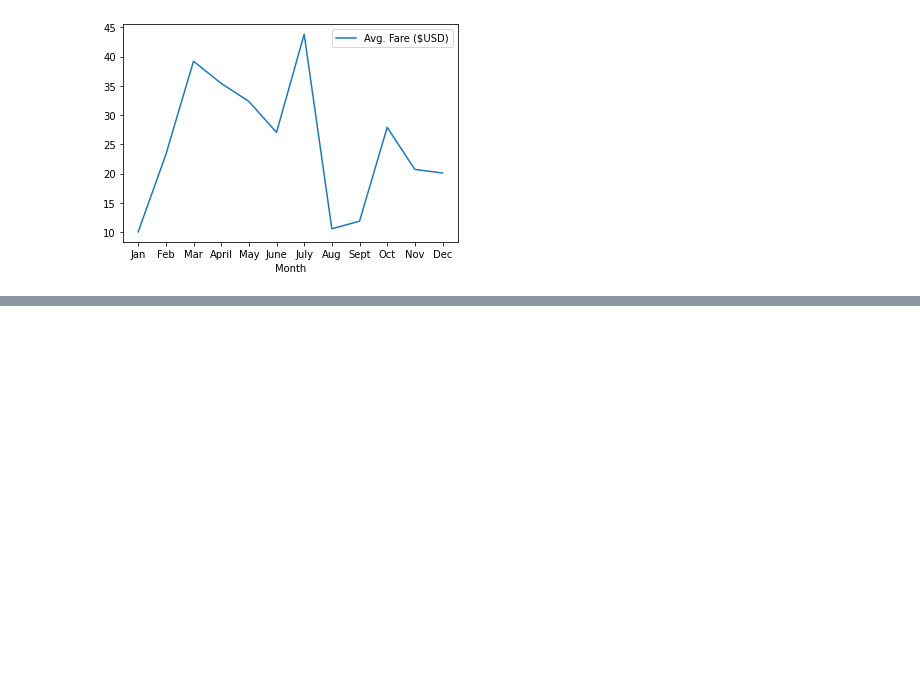
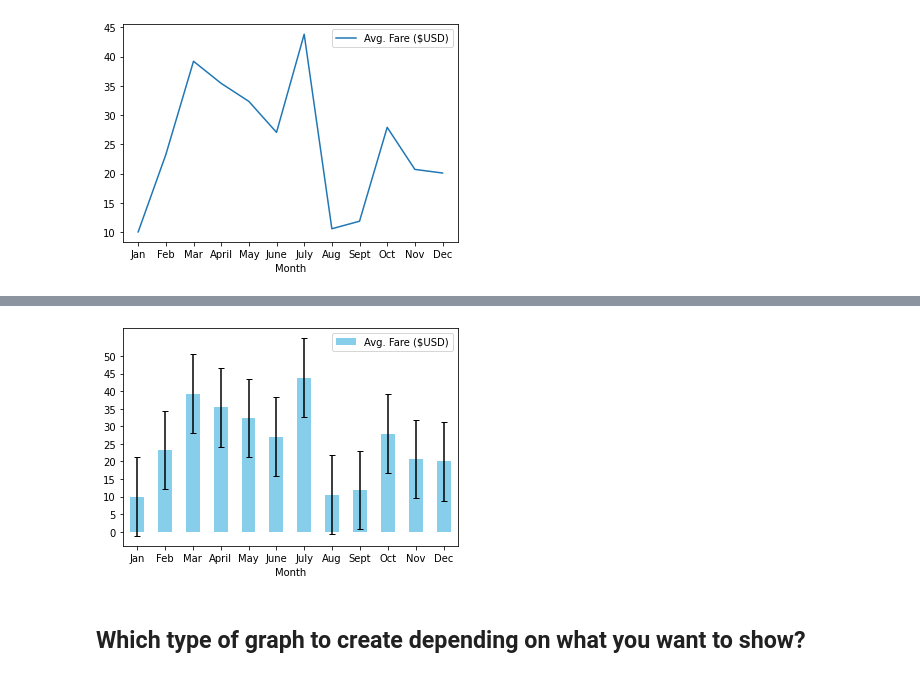
Before and after one commit to Peteresis/PyBer_Analysis, a Jupyter notebook: PyBer matplotlib Practice - Section 5.1.10 Plot a Pandas DataFrame and Series.ipynb, the cells around one changed output, grey strips where cells are left out. Drawn from its saved outputs; the diff is of its cells as text; code cells hidden in the pictures; blank space fills up the shorter version.

```diff
--- a/PyBer matplotlib Practice - Section 5.1.10 Plot a Pandas DataFrame and Series.ipynb
+++ b/PyBer matplotlib Practice - Section 5.1.10 Plot a Pandas DataFrame and Series.ipynb
@@ -50,0 +81,8 @@ plt.show()
+# %%
+pyber_ride_df.plot.bar(x="Month", y="Avg. Fare ($USD)", capsize=3, yerr=stdev, color='skyblue')
+a=plt.xticks(rotation = 0)
+a=plt.yticks(np.arange(0, 55, step=5.0))
+# %% [output]
+[figure, added]
+# %% [markdown]
+## Which type of graph to create depending on what you want to show?
```
Also changed, not shown: parts of 14 cells of this notebook, 2 other files.
